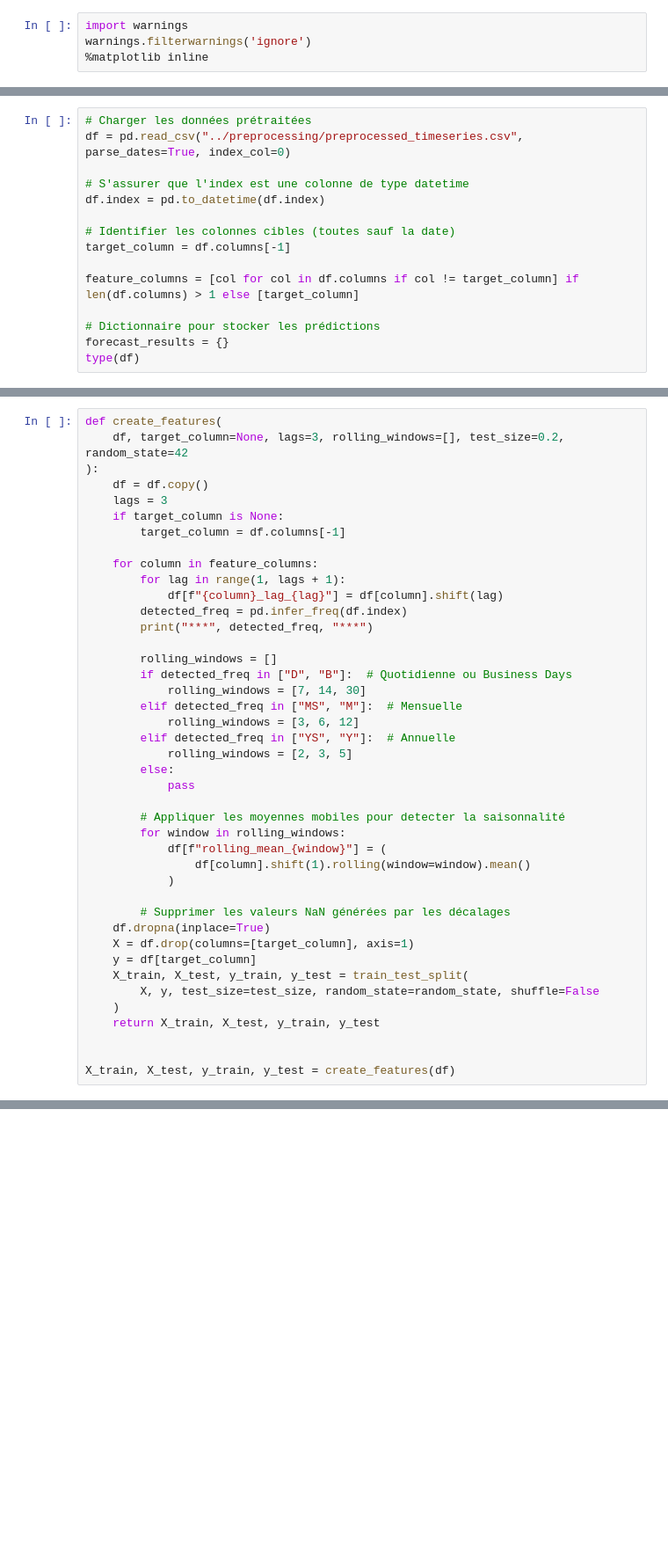
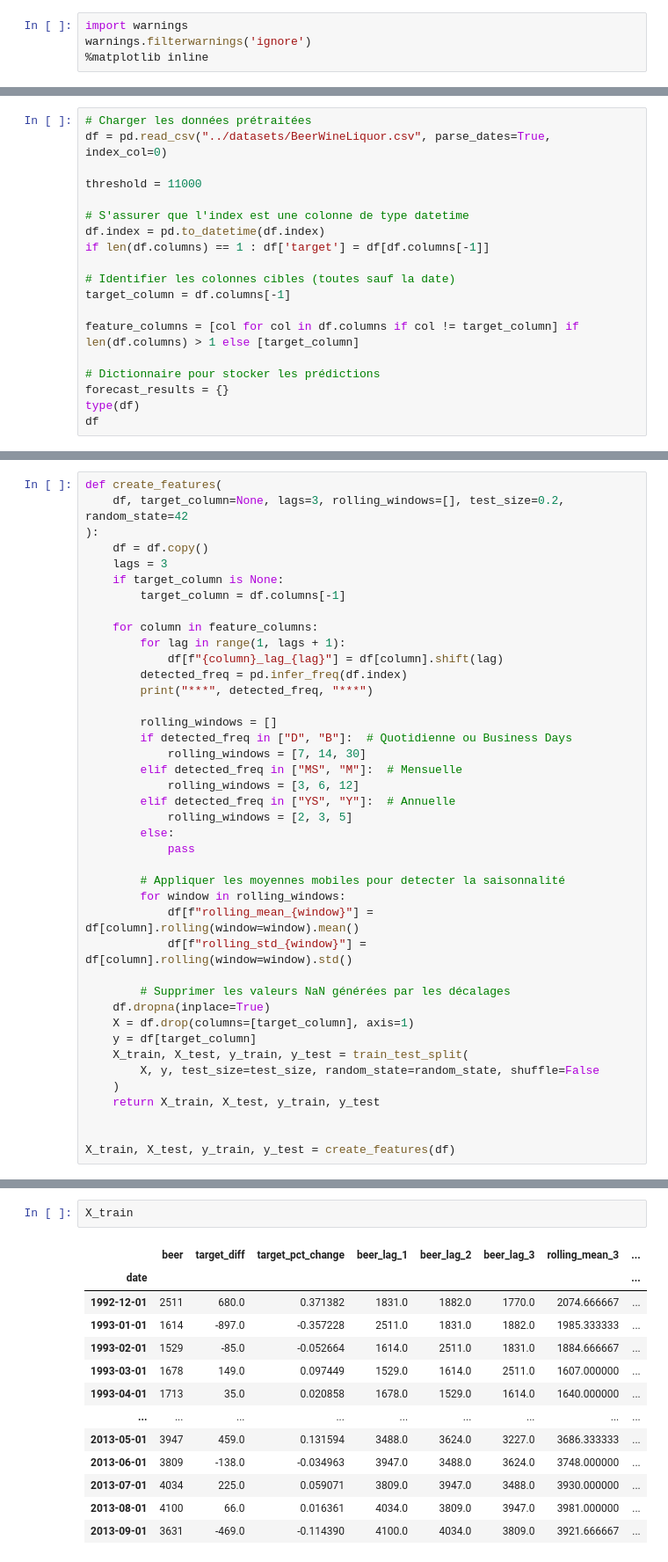
Before and after one commit to Raed-Bourouis/MLEASE, a Jupyter notebook: Training2/Xgboost2.ipynb, the cells around one changed output, grey strips where cells are left out. Shown at 88% size. Saved outputs shown, nothing was run; the diff lists cells and outputs as text; blank space fills up the shorter version.

```diff
--- a/Training2/Xgboost2.ipynb
+++ b/Training2/Xgboost2.ipynb
@@ -13,9 +14,12 @@ from sklearn.metrics import mean_squared_error, mean_absolute_error, r2_score
 # %%
 # Charger les données prétraitées
-df = pd.read_csv("../preprocessing/preprocessed_timeseries.csv", parse_dates=True, index_col=0)
+df = pd.read_csv("../datasets/BeerWineLiquor.csv", parse_dates=True, index_col=0)
+
+threshold = 11000
 
 # S'assurer que l'index est une colonne de type datetime
 df.index = pd.to_datetime(df.index)
+if len(df.columns) == 1 : df['target'] = df[df.columns[-1]]
 
 # Identifier les colonnes cibles (toutes sauf la date)
 target_column = df.columns[-1]
@@ -25,3 +29,4 @@ feature_columns = [col for col in df.columns if col != target_column] if len(df.
 # Dictionnaire pour stocker les prédictions
 forecast_results = {}
 type(df)
+df
@@ -52,9 +72,8 @@ def create_features(
 
         # Appliquer les moyennes mobiles pour detecter la saisonnalité
         for window in rolling_windows:
-            df[f"rolling_mean_{window}"] = (
-                df[column].shift(1).rolling(window=window).mean()
-            )
+            df[f"rolling_mean_{window}"] = df[column].rolling(window=window).mean()
+            df[f"rolling_std_{window}"] = df[column].rolling(window=window).std()
 
         # Supprimer les valeurs NaN générées par les décalages
     df.dropna(inplace=True)
@@ -71,0 +142,16 @@ y_train
+# %%
+X_train
+# %% [output]
+|  | beer | target_diff | target_pct_change | beer_lag_1 | beer_lag_2 | beer_lag_3 | rolling_mean_3 | ... |
+| date |  |  |  |  |  |  |  | ... |
+| 1992-12-01 | 2511 | 680.0 | 0.371382 | 1831.0 | 1882.0 | 1770.0 | 2074.666667 | ... |
+| 1993-01-01 | 1614 | -897.0 | -0.357228 | 2511.0 | 1831.0 | 1882.0 | 1985.333333 | ... |
+| 1993-02-01 | 1529 | -85.0 | -0.052664 | 1614.0 | 2511.0 | 1831.0 | 1884.666667 | ... |
+| 1993-03-01 | 1678 | 149.0 | 0.097449 | 1529.0 | 1614.0 | 2511.0 | 1607.000000 | ... |
+| 1993-04-01 | 1713 | 35.0 | 0.020858 | 1678.0 | 1529.0 | 1614.0 | 1640.000000 | ... |
+| ... | ... | ... | ... | ... | ... | ... | ... | ... |
+| 2013-05-01 | 3947 | 459.0 | 0.131594 | 3488.0 | 3624.0 | 3227.0 | 3686.333333 | ... |
+| 2013-06-01 | 3809 | -138.0 | -0.034963 | 3947.0 | 3488.0 | 3624.0 | 3748.000000 | ... |
+| 2013-07-01 | 4034 | 225.0 | 0.059071 | 3809.0 | 3947.0 | 3488.0 | 3930.000000 | ... |
+| 2013-08-01 | 4100 | 66.0 | 0.016361 | 4034.0 | 3809.0 | 3947.0 | 3981.000000 | ... |
+| 2013-09-01 | 3631 | -469.0 | -0.114390 | 4100.0 | 4034.0 | 3809.0 | 3921.666667 | ... |
```
Also changed, not shown: parts of 16 cells of this notebook, 7 other files.
